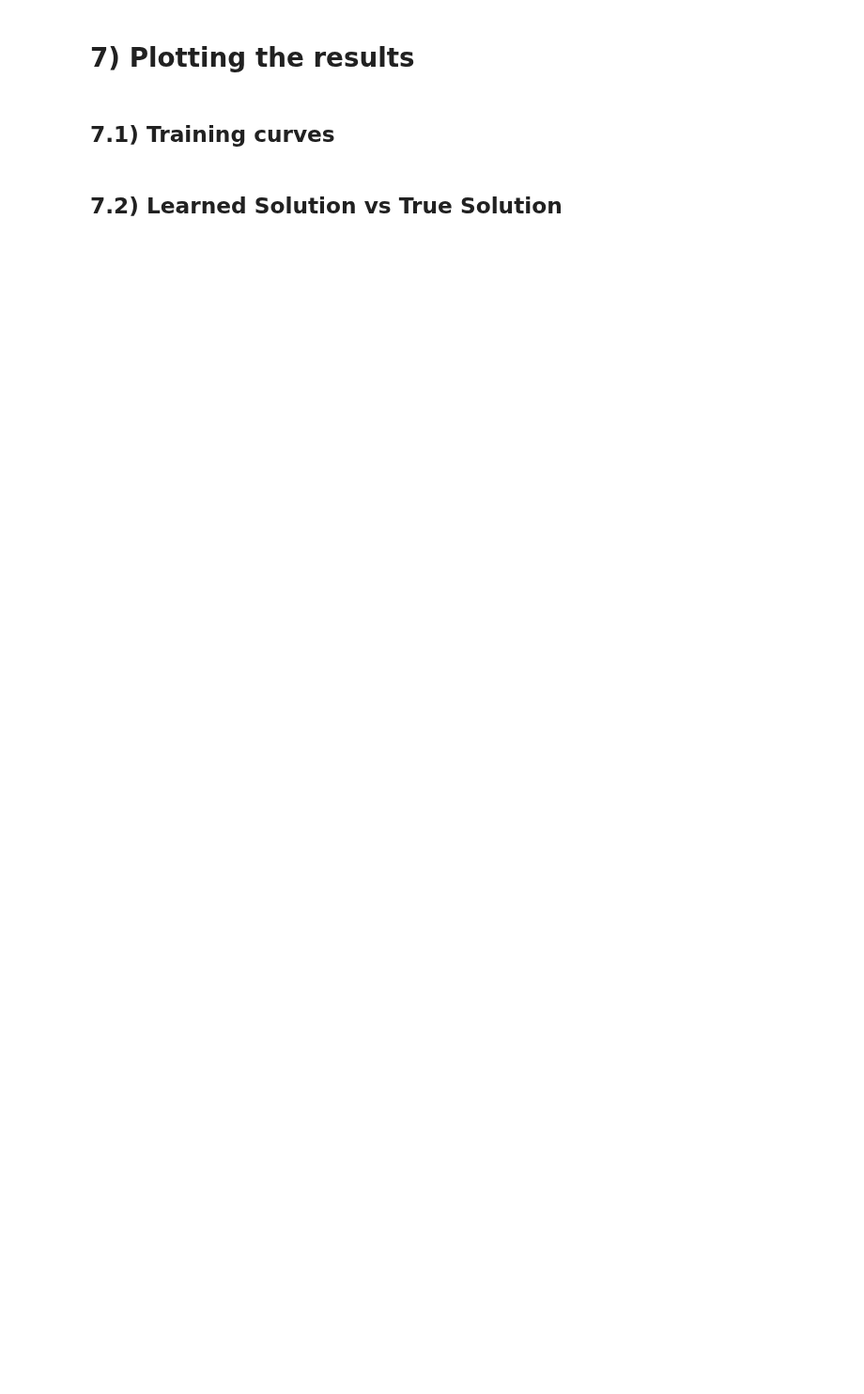
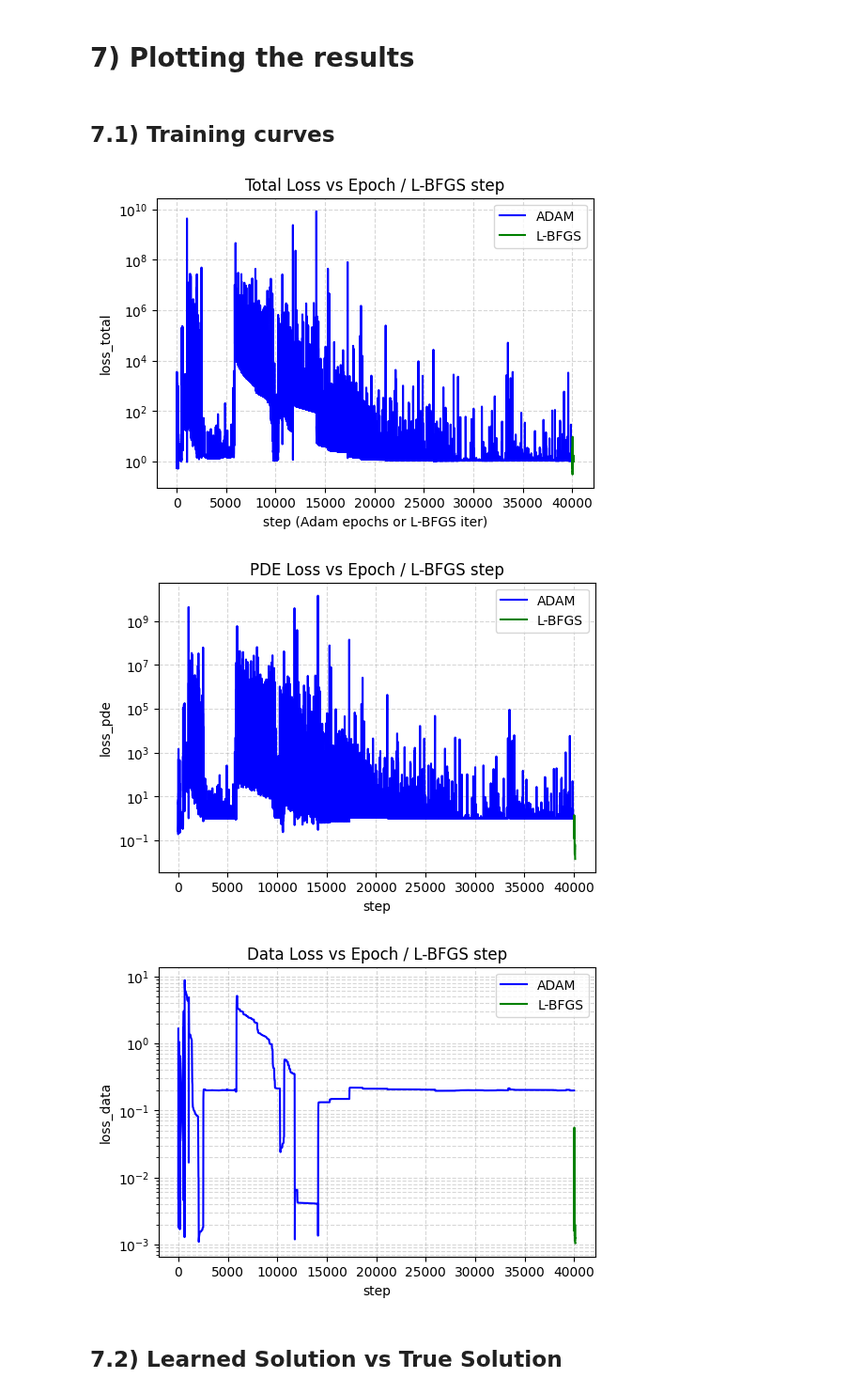
Before and after one commit to StratosFair/Mean_Escape_Time, a Jupyter notebook: OU_process_2D/Models/boundary_adapted[WIP].ipynb, the cells around one changed output. Shown at 94% size. Drawn from its saved outputs; the diff is of its cells as text; code cells hidden in the pictures; blank space fills up the shorter version.

```diff
--- a/OU_process_2D/Models/boundary_adapted[WIP].ipynb
+++ b/OU_process_2D/Models/boundary_adapted[WIP].ipynb
@@ -50,7 +50,7 @@ $$\gamma(n,y) := \int_0^y t^{n-1} e^{-t}\ dt.  $$
 # Problem Parameters & True Solution
 R = 2.0
 theta = 1.0
-sigma = 1.0
+sigma = 2.0
 
 def true_tau(x, y, theta=theta, sigma=sigma, R=R):
     lam = theta / sigma**2
@@ -549,6 +534,7 @@ Xb_ft = sample_uniform_disk(pool_size, R=R)
 
 lbfgs_total = []
 lbfgs_pde   = []
+lbfgs_data  = []
 
 #closure function
 def closure():
@@ -559,19 +545,23 @@ def closure():
     pde_l   = loss_fn(r_ft)
 
     # data term
-    #tau_p   = model(x_data).squeeze(-1)
-    #data_l  = (tau_p - tau_data).pow(2).mean()
+    tau_p   = model(x_data).squeeze(-1)
+    data_l  = (tau_p - tau_data).pow(2).mean()
 
     h2_reg =  empirical_h2_norm(model, Xb_ft)
 
-    total_l = torch.exp(-2 * model.log_sigma_pde) * pde_l \
-            + torch.exp(-2 * model.log_sigma_sobolev) * h2_reg \
-            + model.log_sigma_pde + model.log_sigma_sobolev
-
+    total_l = (torch.exp(-2 * model.log_sigma_pde) * pde_l
+            + torch.exp(-2 * model.log_sigma_data) * data_l
+            + torch.exp(-2 * model.log_sigma_sobolev) * h2_reg
+            + model.log_sigma_pde
+            + model.log_sigma_data
+            + model.log_sigma_sobolev
+    )
     # record
     lbfgs_total.append(total_l.item() - \
-            (model.log_sigma_pde.detach() + model.log_sigma_sobolev.detach()).item())
-    lbfgs_pde.append(  pde_l.item()   )
+            (model.log_sigma_pde.detach() + model.log_sigma_data + model.log_sigma_sobolev.detach()).item())
+    lbfgs_pde.append(pde_l.item())
+    lbfgs_data.append(data_l.item())
 
     total_l.backward()
     return total_l
@@ -611,6 +616,8 @@ print(f" After L-BFGS → PDE {after_pde:.2e}, SOBOLEV {after_h2:.2e}")
 n = min(n_epochs, len(total_history))
 total_history = total_history + lbfgs_total
 pde_history   = pde_history + lbfgs_pde
+data_history   = data_history + lbfgs_data
+
 
 # a) Total Loss
 plt.figure(figsize=(6,4))
@@ -621,36 +628,53 @@ plt.semilogy(np.arange(n, len(total_history)), total_history[n:], \
 plt.title("Total Loss vs Epoch / L-BFGS step")
 plt.xlabel("step (Adam epochs or L-BFGS iter)")
 plt.ylabel("loss_total")
 plt.legend()
 plt.grid(True, which="both", ls="--", alpha=0.5)
 
 # b) PDE Loss
 plt.figure(figsize=(6,4))
 plt.semilogy(np.arange(n), pde_history[:n], \
              color = 'blue', label = "ADAM")
 plt.semilogy(np.arange(n, len(pde_history)), pde_history[n:], \
              color = 'green', label = "L-BFGS")
 plt.title("PDE Loss vs Epoch / L-BFGS step")
 plt.xlabel("step")
 plt.ylabel("loss_pde")
 plt.legend()
 plt.grid(True, which="both", ls="--", alpha=0.5)
 
-# # c) Data Loss
+# c) Data Loss
+plt.figure(figsize=(6,4))
+plt.semilogy(np.arange(n), data_history[:n], \
+             color = 'blue', label = "ADAM")
+plt.semilogy(np.arange(n, len(data_history)), data_history[n:], \
+             color = 'green', label = "L-BFGS")
+plt.title("Data Loss vs Epoch / L-BFGS step")
+plt.xlabel("step")
+plt.ylabel("loss_data")
+plt.legend()
+plt.grid(True, which="both", ls="--", alpha=0.5)
+
+
+plt.show()
+# # c) Data Loss with homotopy
 # plt.figure(figsize=(6,4))
 # plt.semilogy(np.arange(n_hom), data_history[:n_hom], \
 #              color = 'blue', label = "ADAM with homotopy")
 # plt.semilogy(np.arange(n_hom, n_epochs), data_history[n_hom: n_epochs], \
 #              color = 'orange', label = "Adam on true PDE")
 # plt.semilogy(np.arange(n_epochs, len(pde_history)), data_history[n_epochs:], \
 #              color = 'green', label = "L-BFGS on true PDE")
 # plt.title("Data Loss vs Epoch / L-BFGS step")
 # plt.xlabel("step")
 # plt.ylabel("loss_data")
 # plt.legend()
 # plt.grid(True, which="both", ls="--", alpha=0.5)
-
-plt.show()
+#plt.show()
+# %% [output]
+[figure, added]
+[figure, added]
+[figure, added]
 # %% [markdown]
 ## 7.2) Learned Solution vs True Solution
 # %%
```
Also changed, not shown: parts of 7 cells of this notebook.
